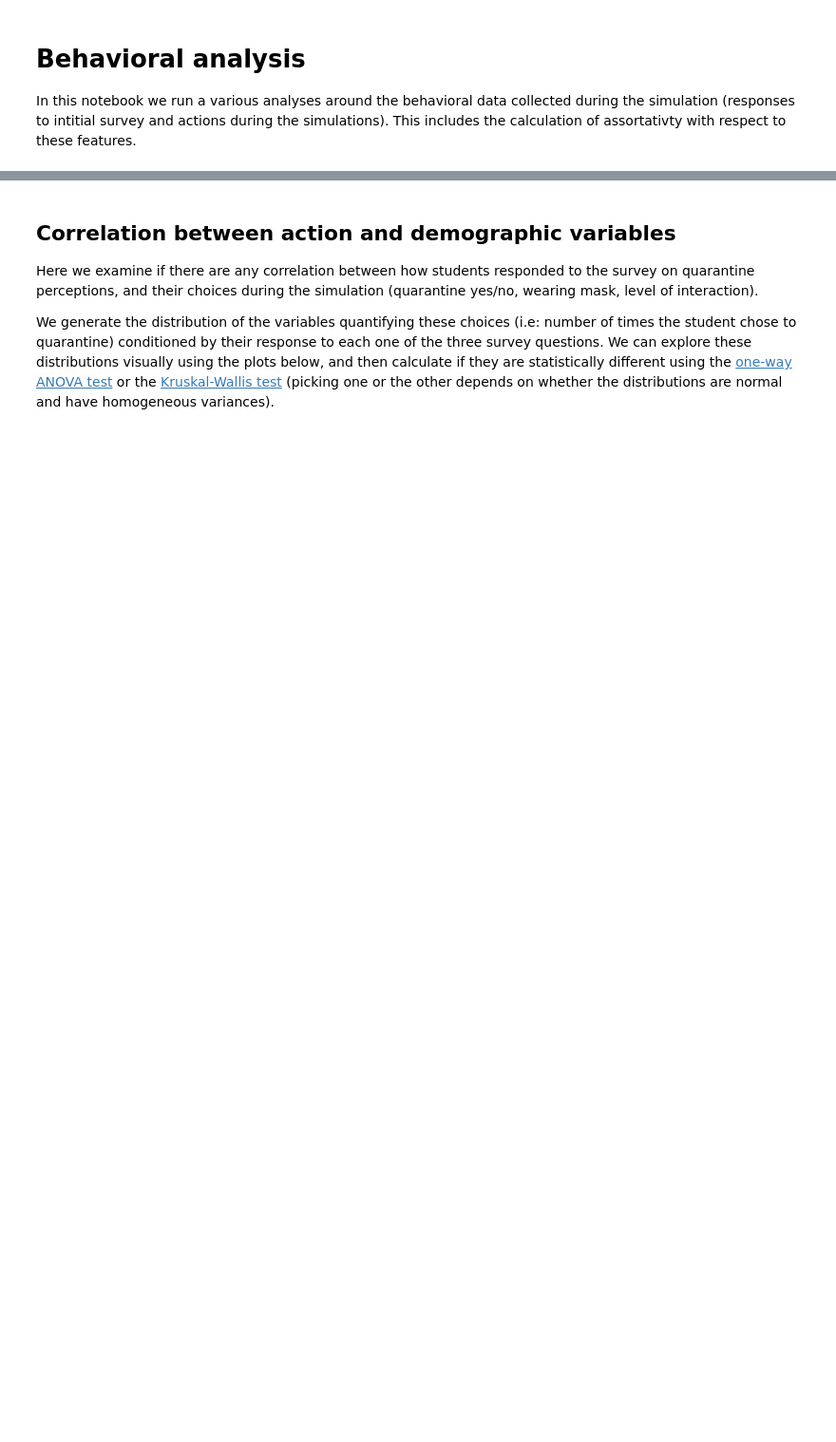
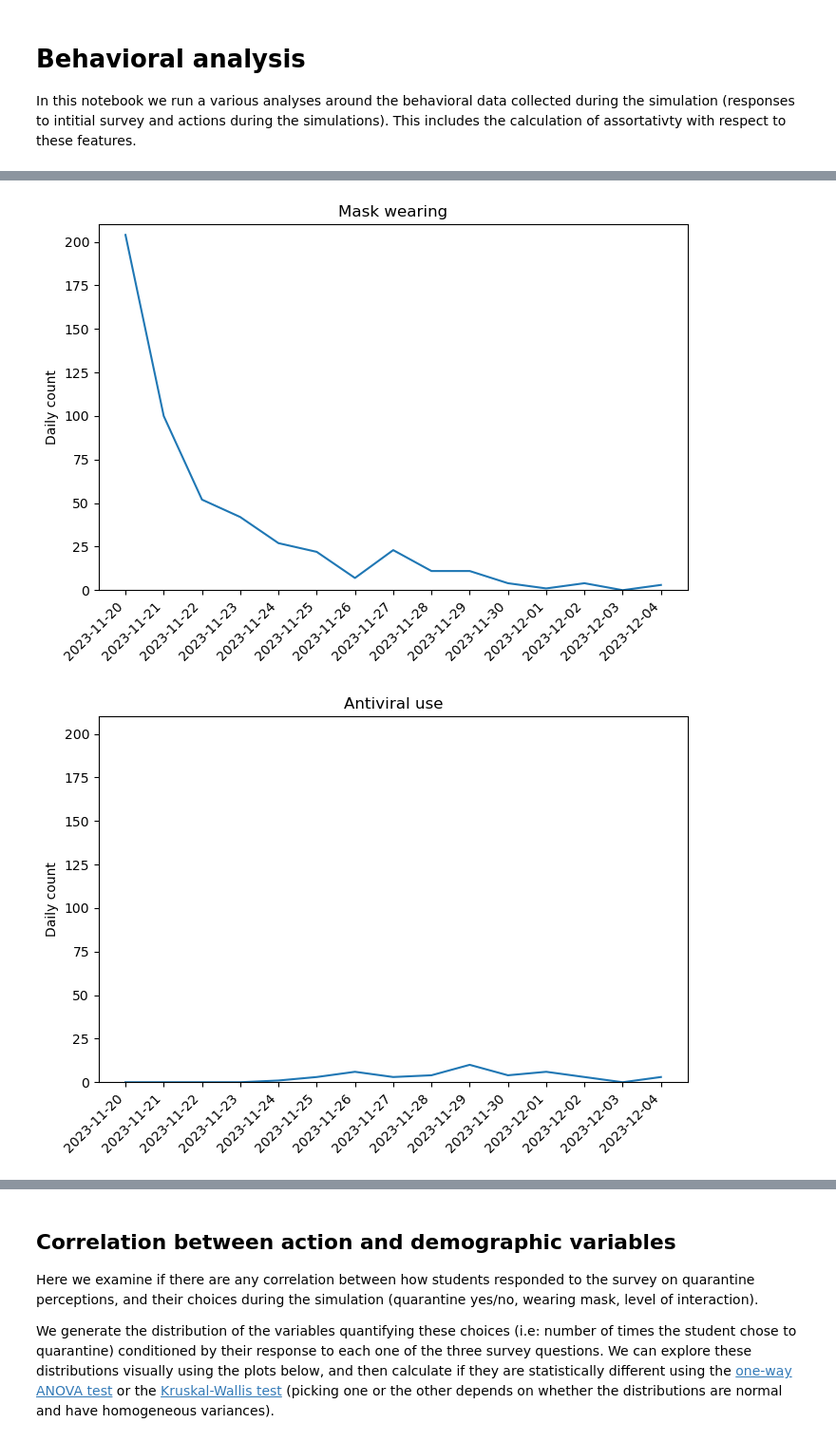
Before and after one commit to colabobio/oo-wku23, a Jupyter notebook: 3-behavioral-analysis.ipynb, the cells around one changed output, grey strips where cells are left out. Shown at 95% size. Saved outputs shown, nothing was run; the diff lists cells and outputs as text; code cells hidden in the pictures; blank space fills up the shorter version.

```diff
--- a/3-behavioral-analysis.ipynb
+++ b/3-behavioral-analysis.ipynb
@@ -42,0 +80,16 @@ edge_weights = [pow((w - wmin)/(wmax-wmin), 0.35) for w in weights]
+# %%
+behaviors = ['masking', 'medication', 'quarantine_yes']
+titles = ['Mask wearing', 'Antiviral use', 'Quarantine/isolation']
+maxc = 210
+for b, t in zip(behaviors, titles):
+    plt.figure(figsize=(8, 5))
+    plt.plot(daily_behaviors['date'], daily_behaviors[b])
+    plt.xticks(rotation=45, ha='right')
+    plt.title(t)
+    plt.ylim(0, maxc)
+    plt.ylabel('Daily count')
+    plt.savefig(path.join(output_folder, 'daily-behavior-' + b + '.png'), bbox_inches='tight')
+    plt.show()
+# %% [output]
+[figure, added]
+[figure, added]
```
Also changed, not shown: parts of 8 cells of this notebook, 14 other files.
